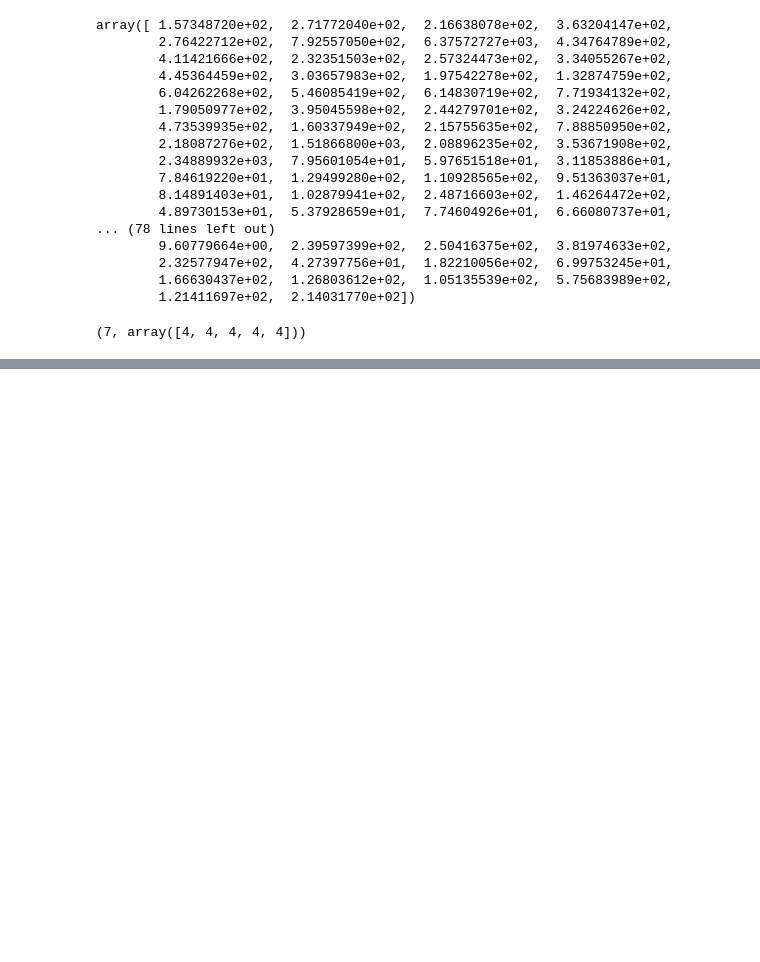
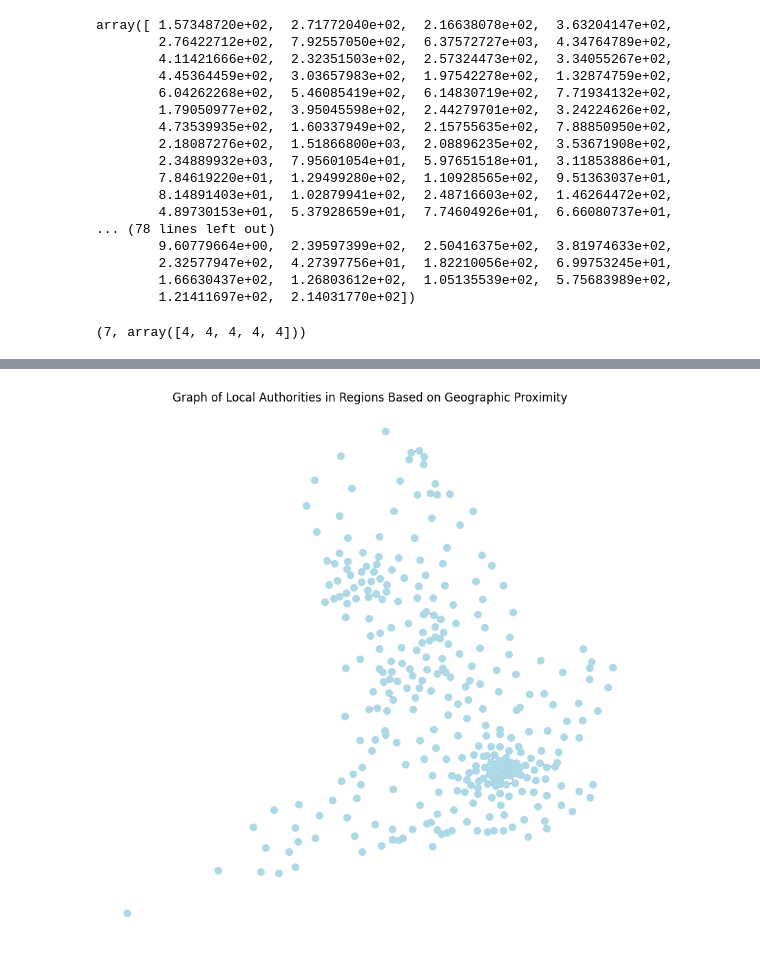
Before and after one commit to OlajideFemi/Carbon-Footprint, a Jupyter notebook: Untitled9.ipynb, the cells around one changed output, grey strips where cells are left out. Drawn from its saved outputs; the diff is of its cells as text; code cells hidden in the pictures; blank space fills up the shorter version.

```diff
--- a/Untitled9.ipynb
+++ b/Untitled9.ipynb
@@ -194,0 +237,81 @@ optimal_n_components, clusters[:5]
+# %%
+import pandas as pd
+
+# Load the datasets
+topo_lad_df = pd.read_csv('https://raw.githubusercontent.com/OlajideFemi/OlajideFemi.github.io/index/topo_lad_1.csv')
+all_regions_data_ = pd.read_csv('https://raw.githubusercontent.com/OlajideFemi/OlajideFemi.github.io/index/all_regions_data_.csv')
+
+# Merge on the 'Local Authority' column to align the datasets
+filtered_gdf_ = all_regions_data_.merge(topo_lad_df, left_on='Local Authority', right_on='LAD13NM')
+
+import geopandas as gpd
+from shapely import wkt
+
+# Convert 'geometry' column from WKT to shapely geometries
+topo_lad_df['geometry'] = topo_lad_df['geometry'].apply(wkt.loads)
+
+# Convert the pandas DataFrame to a GeoDataFrame
+gdf = gpd.GeoDataFrame(topo_lad_df, geometry='geometry')
+
+# Calculate centroids
+gdf['centroid'] = gdf['geometry'].centroid
+
+# Extract latitude and longitude from the centroids
+gdf['latitude'] = gdf['centroid'].y
+gdf['longitude'] = gdf['centroid'].x
+
+import numpy as np
+
+def haversine(lat1, lon1, lat2, lon2):
+    # Radius of the Earth in kilometers
+    R = 6371.0
+    # Convert coordinates from degrees to radians
+    lat1, lon1, lat2, lon2 = map(np.radians, [lat1, lon1, lat2, lon2])
+    # Compute differences in coordinates
+    dlat = lat2 - lat1
+    dlon = lon2 - lon1
+    # Haversine formula
+    a = np.sin(dlat/2.0)**2 + np.cos(lat1) * np.cos(lat2) * np.sin(dlon/2.0)**2
+    c = 2 * np.arcsin(np.sqrt(a))
+    distance = R * c
+    return distance
+
+def find_neighbors(gdf, threshold=10):  # Threshold in kilometers
+    edges = []
+    for index, row in gdf.iterrows():
+        lat1, lon1 = row['latitude'], row['longitude']
+        for j, candidate_row in gdf.iterrows():
+            if index == j:
+                continue  # Skip self
+            lat2, lon2 = candidate_row['latitude'], candidate_row['longitude']
+            distance = haversine(lat1, lon1, lat2, lon2)
+            if distance <= threshold:
+                edges.append((index, j))
+    return edges
+
+
+edges = find_neighbors(gdf, threshold=10)
+
+import networkx as nx
+
+# Initialize an empty graph
+G = nx.Graph()
+
+G.add_edges_from(edges)
+
+for index, row in gdf.iterrows():
+    G.add_node(index, label=row['LAD13NM'])
+
+import matplotlib.pyplot as plt
+
+# Define positions based on geographic coordinates
+pos = {index: (row['longitude'], row['latitude']) for index, row in gdf.iterrows()}
+
+# Draw the graph
+fig, ax = plt.subplots(figsize=(10, 10))
+#nx.draw(G, pos, with_labels=False, node_size=50, node_color='lightblue', edge_color='gray', width=1)
+nx.draw(G, pos, ax=ax, with_labels=False, node_size=50, node_color='lightblue', edge_color='gray', width=1)
+plt.title('Graph of Local Authorities in Regions Based on Geographic Proximity')
+plt.show()
+# %% [output]
+[figure, added]
```
Also changed, not shown: parts of 11 cells of this notebook.
